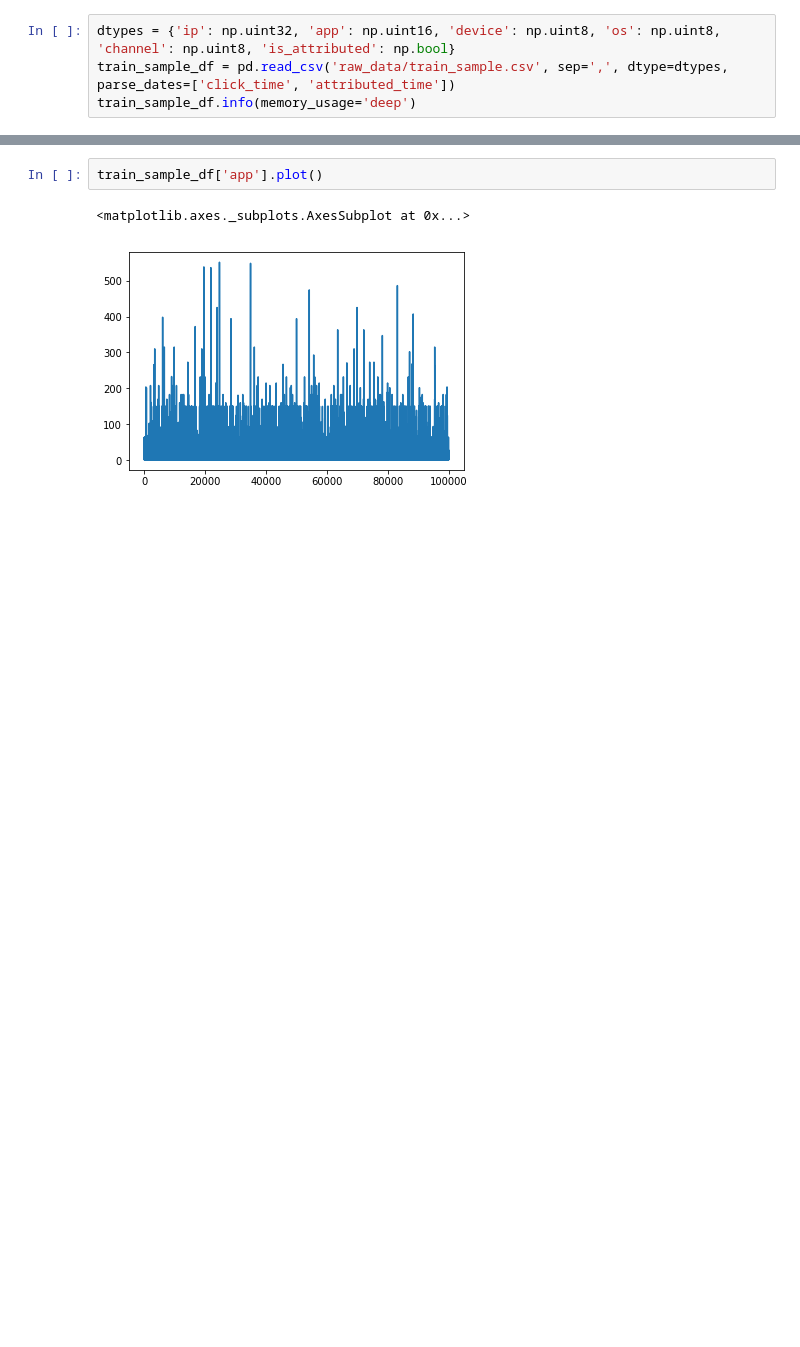
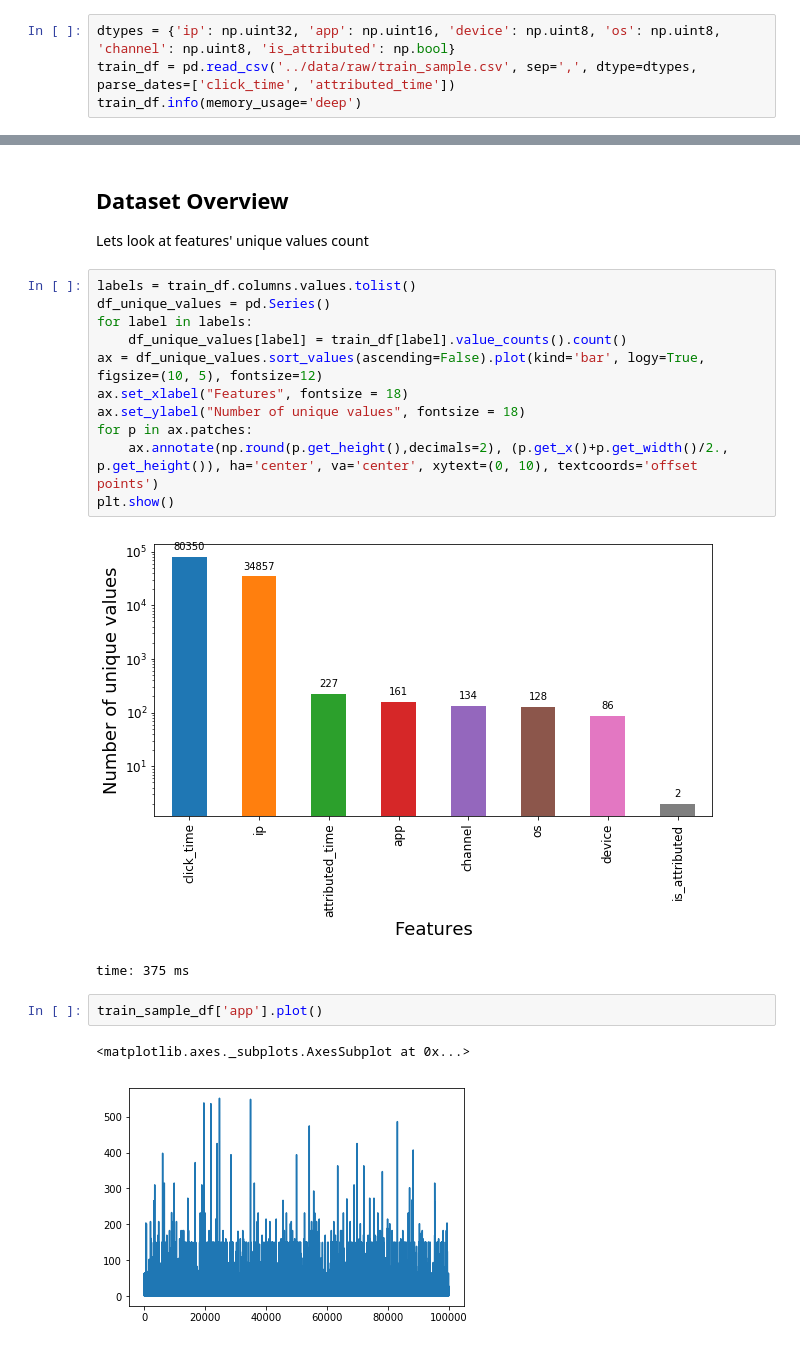
Before and after one commit to venkataravuri/kaggle-competition-ad-fraud-talkingdata, a Jupyter notebook: notebooks/data_exploration.ipynb, the cells around one changed output, grey strips where cells are left out. Cells and saved outputs as stored; diff of their text form; blank space fills up the shorter version.

```diff
--- a/notebooks/data_exploration.ipynb
+++ b/notebooks/data_exploration.ipynb
@@ -56,7 +61,7 @@ import matplotlib.pyplot as plt
 # %%
 dtypes = {'ip': np.uint32, 'app': np.uint16, 'device': np.uint8, 'os': np.uint8, 'channel': np.uint8, 'is_attributed': np.bool}
-train_sample_df = pd.read_csv('raw_data/train_sample.csv', sep=',', dtype=dtypes, parse_dates=['click_time', 'attributed_time'])
-train_sample_df.info(memory_usage='deep')
+train_df = pd.read_csv('../data/raw/train_sample.csv', sep=',', dtype=dtypes, parse_dates=['click_time', 'attributed_time'])
+train_df.info(memory_usage='deep')
 # %% [output]
 <class 'pandas.core.frame.DataFrame'>
 RangeIndex: 100000 entries, 0 to 99999
@@ -81,3 +90,21 @@ train_sample_df[:3]
+# %% [markdown]
+## Dataset Overview
+
+Lets look at features' unique values count
+# %%
+labels = train_df.columns.values.tolist()
+df_unique_values = pd.Series()
+for label in labels:
+    df_unique_values[label] = train_df[label].value_counts().count()
+ax = df_unique_values.sort_values(ascending=False).plot(kind='bar', logy=True, figsize=(10, 5), fontsize=12)
+ax.set_xlabel("Features", fontsize = 18)
+ax.set_ylabel("Number of unique values", fontsize = 18)
+for p in ax.patches:
+    ax.annotate(np.round(p.get_height(),decimals=2), (p.get_x()+p.get_width()/2., p.get_height()), ha='center', va='center', xytext=(0, 10), textcoords='offset points')
+plt.show()
+# %% [output]
+[figure, added]
+time: 375 ms
 # %%
 train_sample_df['app'].plot()
 # %% [output]
```
Also changed, not shown: parts of 5 cells of this notebook, 2 other files.
